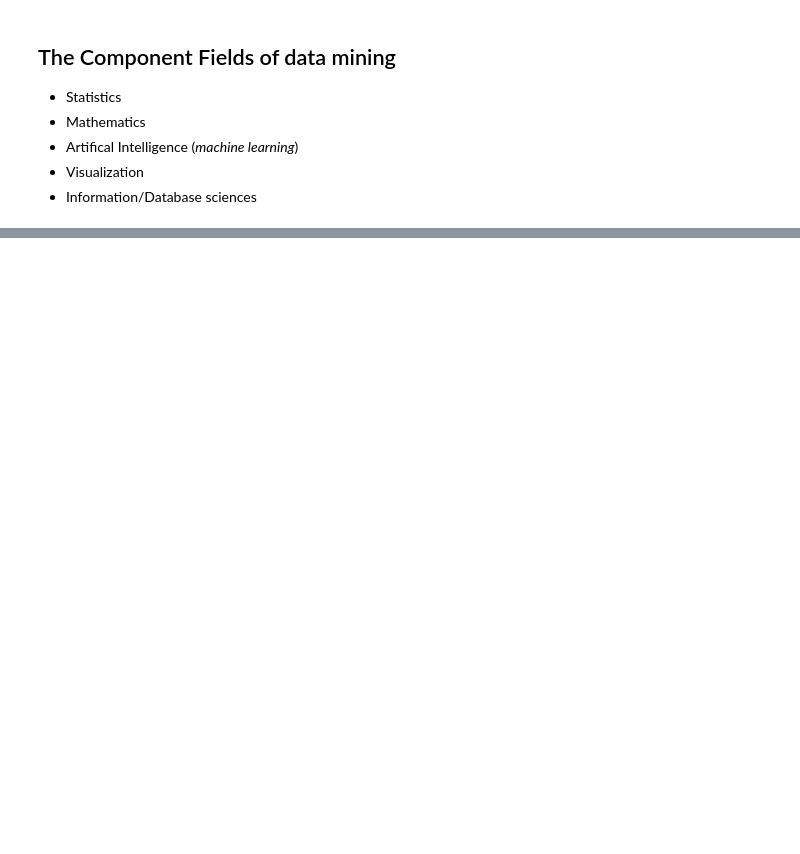
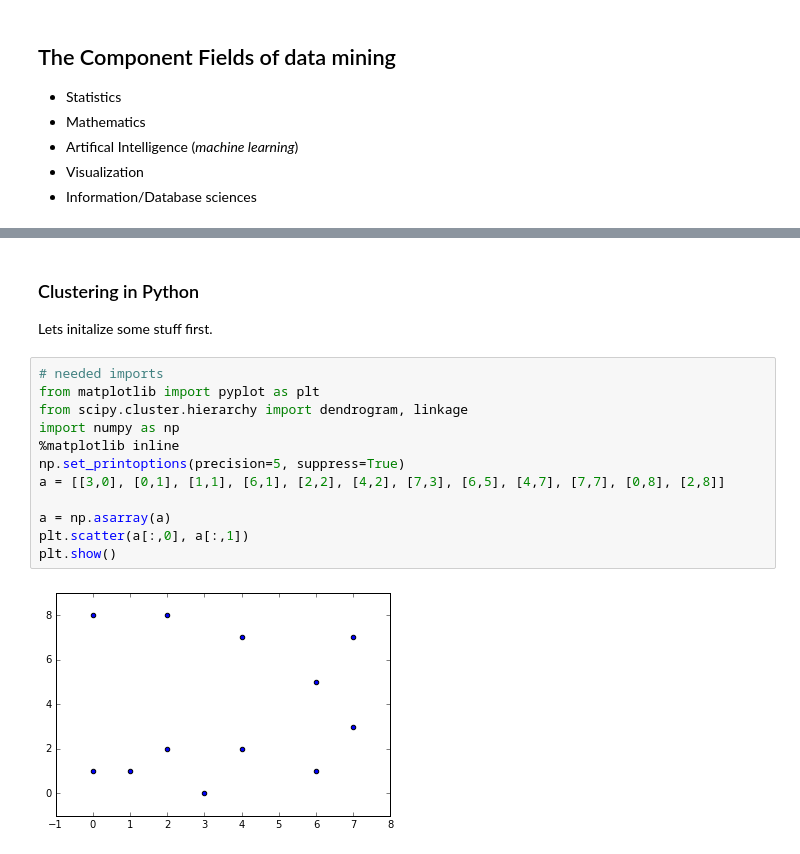
Before and after one commit to rjl09c/ISC4221, a Jupyter notebook: Lecture 5.ipynb, the cells around one changed output, grey strips where cells are left out. Cells and saved outputs as stored; diff of their text form; blank space fills up the shorter version.

```diff
--- a/Lecture 5.ipynb
+++ b/Lecture 5.ipynb
@@ -76,0 +151,17 @@ We'll look at three types of clustering
+# %% [markdown]
+### Clustering in Python
+Lets initalize some stuff first.
+# %%
+# needed imports
+from matplotlib import pyplot as plt
+from scipy.cluster.hierarchy import dendrogram, linkage
+import numpy as np
+%matplotlib inline
+np.set_printoptions(precision=5, suppress=True)
+a = [[3,0], [0,1], [1,1], [6,1], [2,2], [4,2], [7,3], [6,5], [4,7], [7,7], [0,8], [2,8]]
+
+a = np.asarray(a)
+plt.scatter(a[:,0], a[:,1])
+plt.show()
+# %% [output]
+[figure, added]
```
Also changed, not shown: parts of 16 cells of this notebook.
